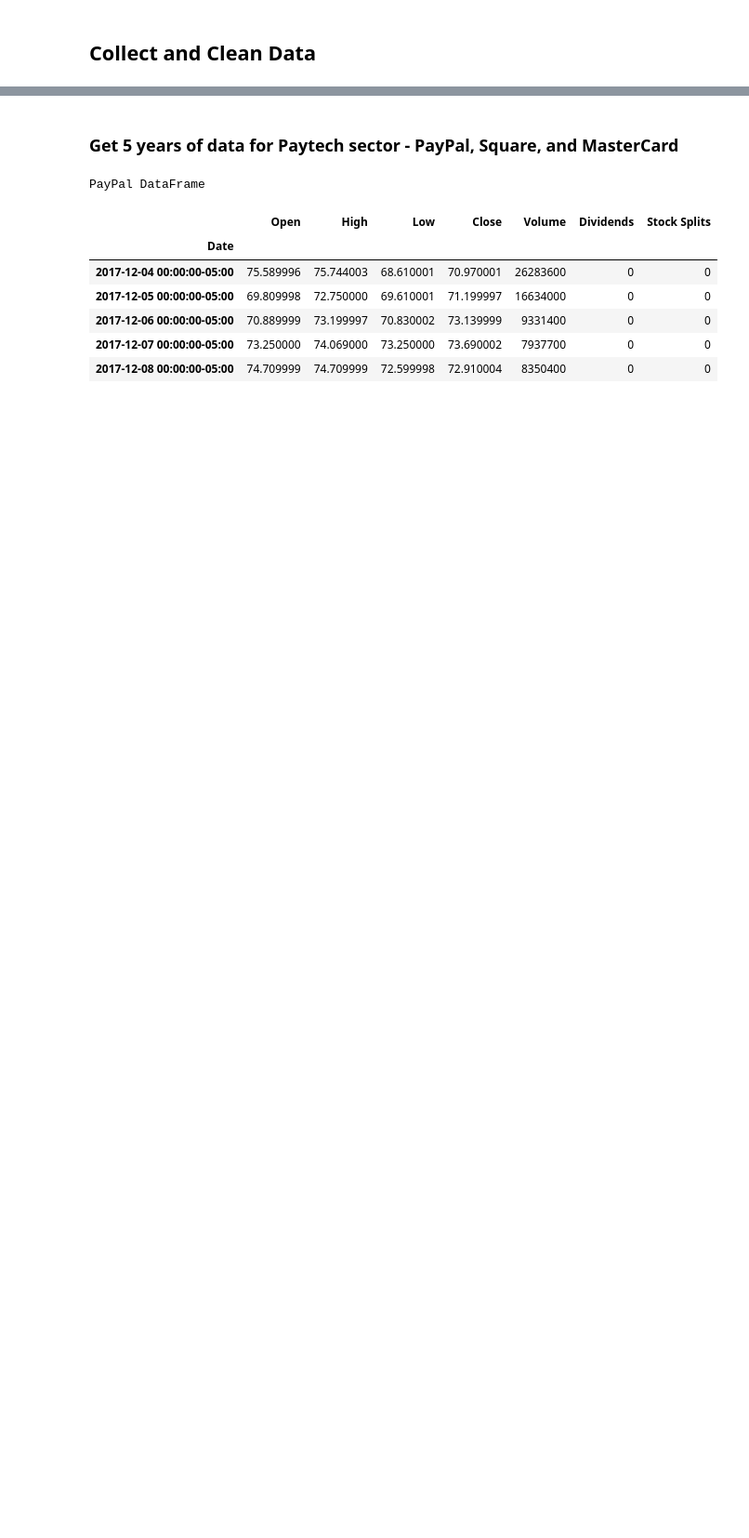
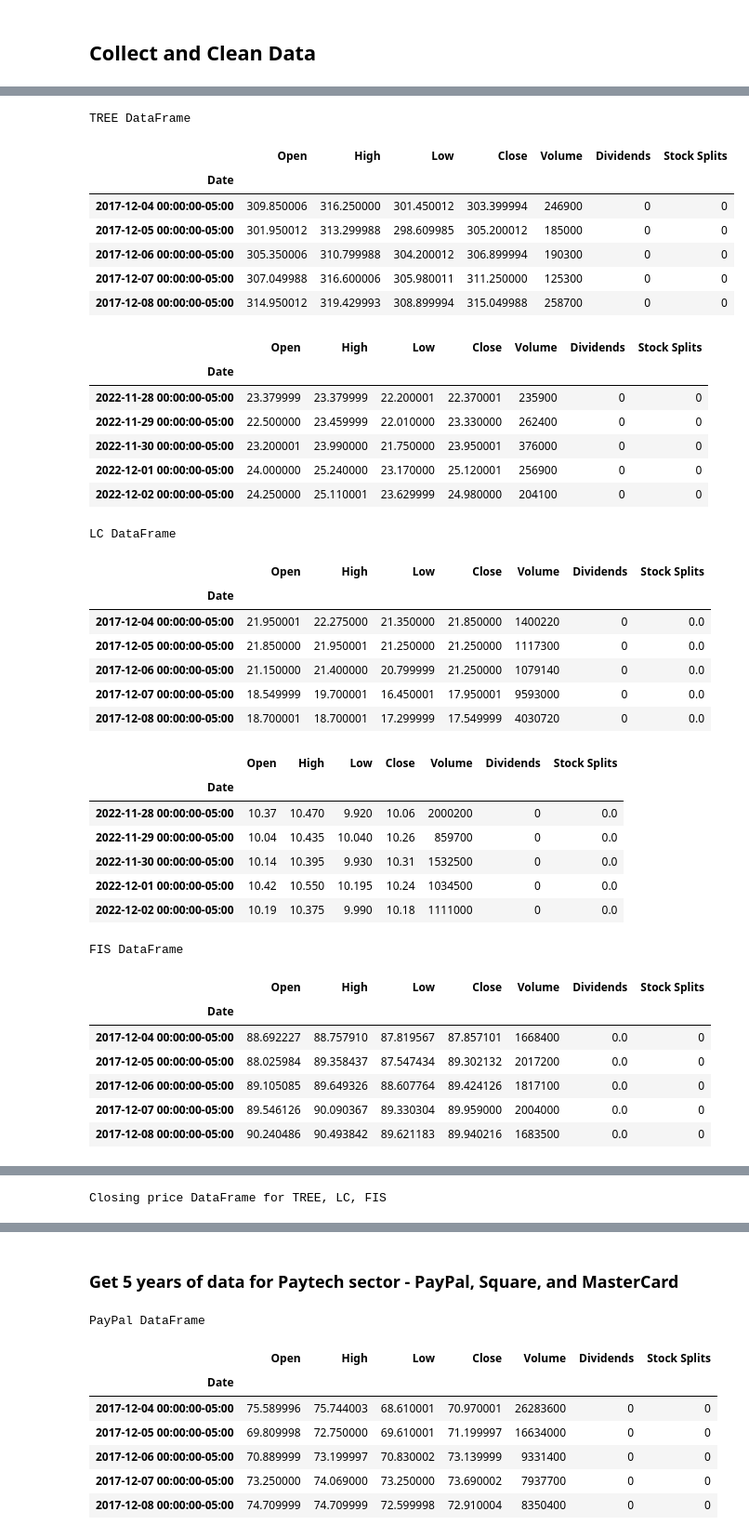
Before and after one commit to fintech-quagga-group/fintech-sector-portfolio-analysis, a Jupyter notebook: fintech-sector-portfolio-analysis.ipynb, the cells around one changed output, grey strips where cells are left out. Shown at 93% size. Saved outputs shown, nothing was run; the diff lists cells and outputs as text; code cells hidden in the pictures; blank space fills up the shorter version.

```diff
--- a/fintech-sector-portfolio-analysis.ipynb
+++ b/fintech-sector-portfolio-analysis.ipynb
@@ -11,0 +129,45 @@ import yfinance as yf
+# %%
+# create yfinance ticker object for lending stocks
+lending_tickers = yf.Tickers('tree lc fis')
+
+# use tickers and 5 year period to get 5 years of paytech stock data
+lending_daily_returns =  get_daily_returns_df(lending_tickers, ['TREE', 'LC', 'FIS'], '5y')
+# %% [output]
+TREE DataFrame
+|  | Open | High | Low | Close | Volume | Dividends | Stock Splits |
+| Date |  |  |  |  |  |  |  |
+| 2017-12-04 00:00:00-05:00 | 309.850006 | 316.250000 | 301.450012 | 303.399994 | 246900 | 0 | 0 |
+| 2017-12-05 00:00:00-05:00 | 301.950012 | 313.299988 | 298.609985 | 305.200012 | 185000 | 0 | 0 |
+| 2017-12-06 00:00:00-05:00 | 305.350006 | 310.799988 | 304.200012 | 306.899994 | 190300 | 0 | 0 |
+| 2017-12-07 00:00:00-05:00 | 307.049988 | 316.600006 | 305.980011 | 311.250000 | 125300 | 0 | 0 |
+| 2017-12-08 00:00:00-05:00 | 314.950012 | 319.429993 | 308.899994 | 315.049988 | 258700 | 0 | 0 |
+|  | Open | High | Low | Close | Volume | Dividends | Stock Splits |
+| Date |  |  |  |  |  |  |  |
+| 2022-11-28 00:00:00-05:00 | 23.379999 | 23.379999 | 22.200001 | 22.370001 | 235900 | 0 | 0 |
+| 2022-11-29 00:00:00-05:00 | 22.500000 | 23.459999 | 22.010000 | 23.330000 | 262400 | 0 | 0 |
+| 2022-11-30 00:00:00-05:00 | 23.200001 | 23.990000 | 21.750000 | 23.950001 | 376000 | 0 | 0 |
+| 2022-12-01 00:00:00-05:00 | 24.000000 | 25.240000 | 23.170000 | 25.120001 | 256900 | 0 | 0 |
+| 2022-12-02 00:00:00-05:00 | 24.250000 | 25.110001 | 23.629999 | 24.980000 | 204100 | 0 | 0 |
+LC DataFrame
+|  | Open | High | Low | Close | Volume | Dividends | Stock Splits |
+| Date |  |  |  |  |  |  |  |
+| 2017-12-04 00:00:00-05:00 | 21.950001 | 22.275000 | 21.350000 | 21.850000 | 1400220 | 0 | 0.0 |
+| 2017-12-05 00:00:00-05:00 | 21.850000 | 21.950001 | 21.250000 | 21.250000 | 1117300 | 0 | 0.0 |
+| 2017-12-06 00:00:00-05:00 | 21.150000 | 21.400000 | 20.799999 | 21.250000 | 1079140 | 0 | 0.0 |
+| 2017-12-07 00:00:00-05:00 | 18.549999 | 19.700001 | 16.450001 | 17.950001 | 9593000 | 0 | 0.0 |
+| 2017-12-08 00:00:00-05:00 | 18.700001 | 18.700001 | 17.299999 | 17.549999 | 4030720 | 0 | 0.0 |
+|  | Open | High | Low | Close | Volume | Dividends | Stock Splits |
+| Date |  |  |  |  |  |  |  |
+| 2022-11-28 00:00:00-05:00 | 10.37 | 10.470 | 9.920 | 10.06 | 2000200 | 0 | 0.0 |
+| 2022-11-29 00:00:00-05:00 | 10.04 | 10.435 | 10.040 | 10.26 | 859700 | 0 | 0.0 |
+| 2022-11-30 00:00:00-05:00 | 10.14 | 10.395 | 9.930 | 10.31 | 1532500 | 0 | 0.0 |
+| 2022-12-01 00:00:00-05:00 | 10.42 | 10.550 | 10.195 | 10.24 | 1034500 | 0 | 0.0 |
+| 2022-12-02 00:00:00-05:00 | 10.19 | 10.375 | 9.990 | 10.18 | 1111000 | 0 | 0.0 |
+FIS DataFrame
+|  | Open | High | Low | Close | Volume | Dividends | Stock Splits |
+| Date |  |  |  |  |  |  |  |
+| 2017-12-04 00:00:00-05:00 | 88.692227 | 88.757910 | 87.819567 | 87.857101 | 1668400 | 0.0 | 0 |
+| 2017-12-05 00:00:00-05:00 | 88.025984 | 89.358437 | 87.547434 | 89.302132 | 2017200 | 0.0 | 0 |
+| 2017-12-06 00:00:00-05:00 | 89.105085 | 89.649326 | 88.607764 | 89.424126 | 1817100 | 0.0 | 0 |
+| 2017-12-07 00:00:00-05:00 | 89.546126 | 90.090367 | 89.330304 | 89.959000 | 2004000 | 0.0 | 0 |
+| 2017-12-08 00:00:00-05:00 | 90.240486 | 90.493842 | 89.621183 | 89.940216 | 1683500 | 0.0 | 0 |
@@ -11,0 +181 @@ import yfinance as yf
+Closing price DataFrame for TREE, LC, FIS
```
Also changed, not shown: parts of 12 cells of this notebook.
